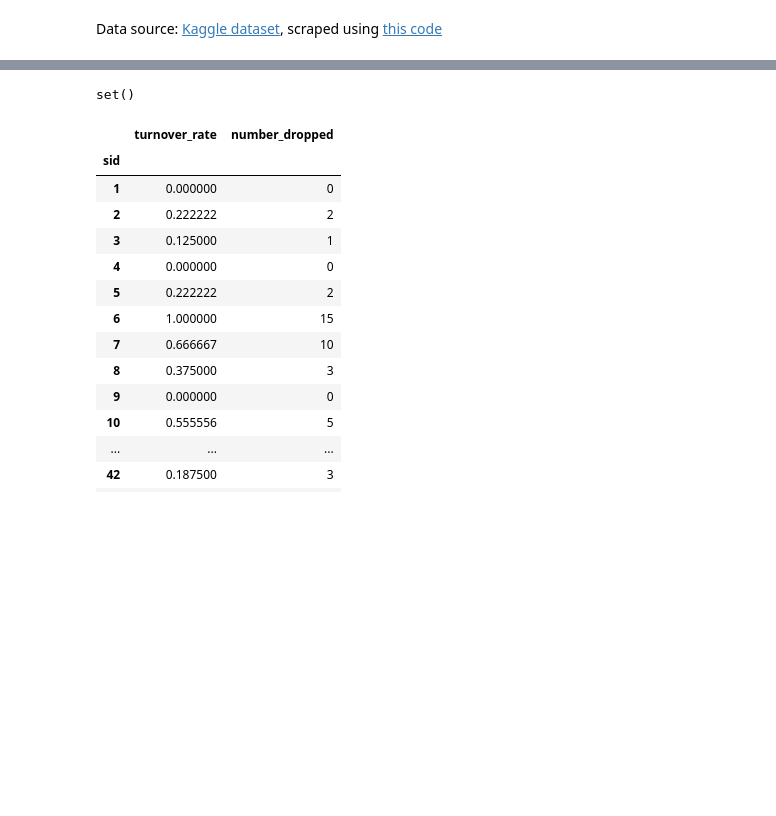
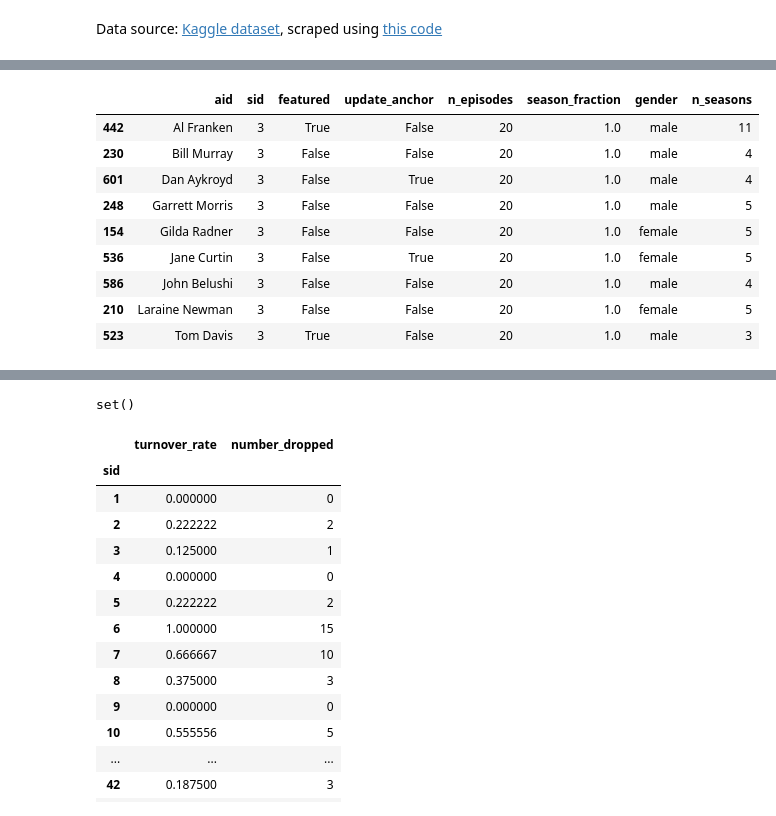
Before and after one commit to roshnik1/snl-analytics, a Jupyter notebook: explore.ipynb, the cells around one changed output, grey strips where cells are left out. Drawn from its saved outputs; the diff is of its cells as text; code cells hidden in the pictures; blank space fills up the shorter version.

```diff
--- a/explore.ipynb
+++ b/explore.ipynb
@@ -158 +195,14 @@ data.gender_counts
+# %%
+data.season_cast(3).join(data.actors_tenure.n_seasons, on="aid")
+# %% [output]
+|  | aid | sid | featured | update_anchor | n_episodes | season_fraction | gender | n_seasons |
+| 442 | Al Franken | 3 | True | False | 20 | 1.0 | male | 11 |
+| 230 | Bill Murray | 3 | False | False | 20 | 1.0 | male | 4 |
+| 601 | Dan Aykroyd | 3 | False | True | 20 | 1.0 | male | 4 |
+| 248 | Garrett Morris | 3 | False | False | 20 | 1.0 | male | 5 |
+| 154 | Gilda Radner | 3 | False | False | 20 | 1.0 | female | 5 |
+| 536 | Jane Curtin | 3 | False | True | 20 | 1.0 | female | 5 |
+| 586 | John Belushi | 3 | False | False | 20 | 1.0 | male | 4 |
+| 210 | Laraine Newman | 3 | False | False | 20 | 1.0 | female | 5 |
+| 523 | Tom Davis | 3 | True | False | 20 | 1.0 | male | 3 |
 # %%
```
Also changed, not shown: parts of 5 cells of this notebook.
